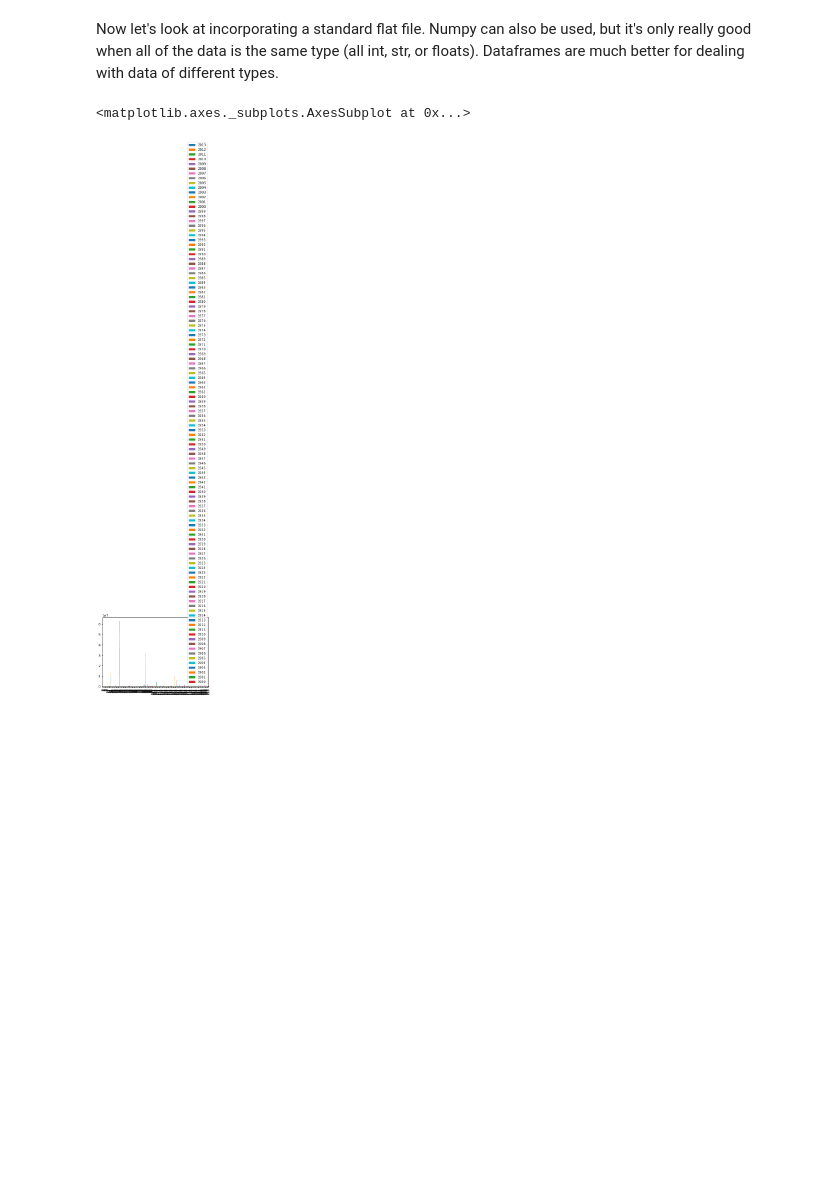
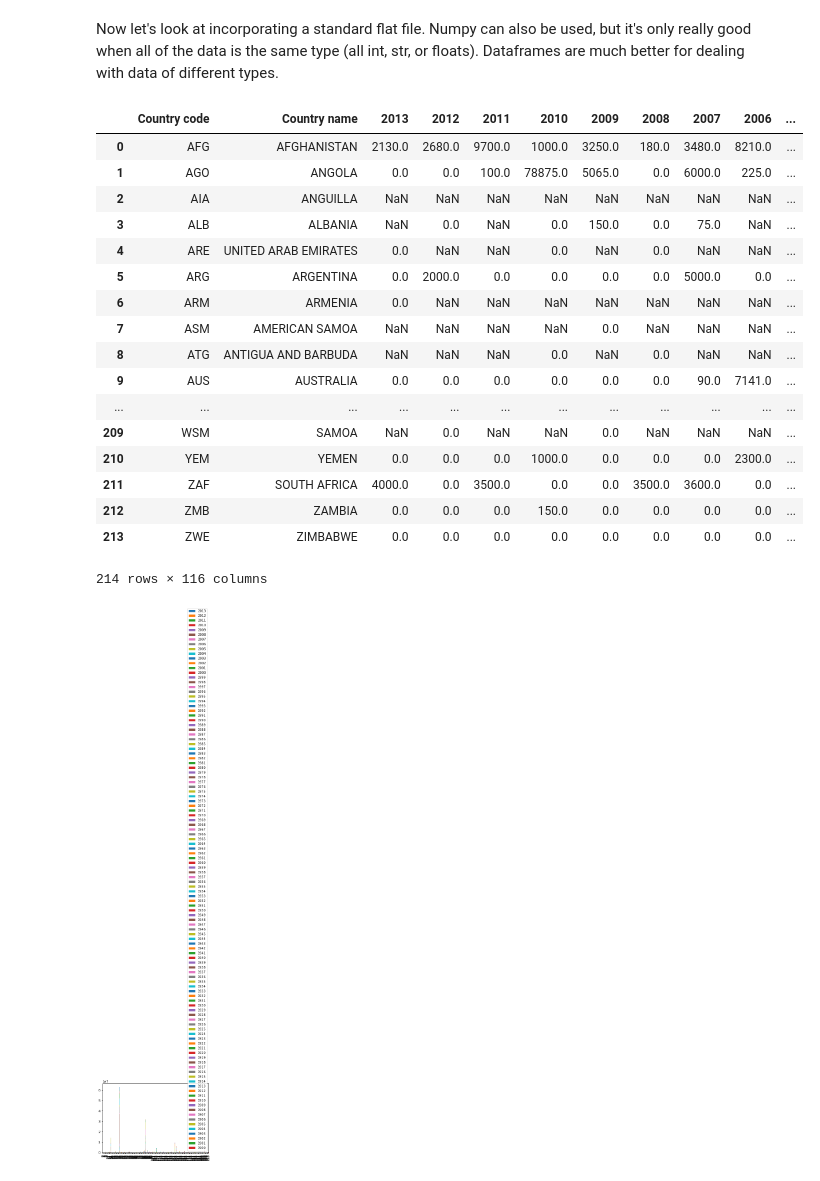
Before and after one commit to mashmouse/DataScienceForSocialGoodJupyterNotebooks, a Jupyter notebook: TestingJupyter.ipynb, the cells around one changed output. Saved outputs shown, nothing was run; the diff lists cells and outputs as text; code cells hidden in the pictures; blank space fills up the shorter version.

Commit message:
dataframe for the last section

```diff
--- a/TestingJupyter.ipynb
+++ b/TestingJupyter.ipynb
@@ -81,12 +81,31 @@ Dataframes are much better for dealing with data of different types.
 # %%
 import pandas as pd
 import matplotlib.pyplot as plt
 %matplotlib inline
 #This is necessary to make the plots show up in Jupyder.
 
 filename = 'C:\\Users\\Marli\\Documents\\datasets\\homelessbydisasters.csv'
 data = pd.read_csv(filename)
 data.plot.bar(stacked=True)
+df = pd.DataFrame(data)
+df
 # %% [output]
+|  | Country code | Country name | 2013 | 2012 | 2011 | 2010 | 2009 | 2008 | 2007 | 2006 | ... |
+| 0 | AFG | AFGHANISTAN | 2130.0 | 2680.0 | 9700.0 | 1000.0 | 3250.0 | 180.0 | 3480.0 | 8210.0 | ... |
+| 1 | AGO | ANGOLA | 0.0 | 0.0 | 100.0 | 78875.0 | 5065.0 | 0.0 | 6000.0 | 225.0 | ... |
+| 2 | AIA | ANGUILLA | NaN | NaN | NaN | NaN | NaN | NaN | NaN | NaN | ... |
+| 3 | ALB | ALBANIA | NaN | 0.0 | NaN | 0.0 | 150.0 | 0.0 | 75.0 | NaN | ... |
+| 4 | ARE | UNITED ARAB EMIRATES | 0.0 | NaN | NaN | 0.0 | NaN | 0.0 | NaN | NaN | ... |
+| 5 | ARG | ARGENTINA | 0.0 | 2000.0 | 0.0 | 0.0 | 0.0 | 0.0 | 5000.0 | 0.0 | ... |
+| 6 | ARM | ARMENIA | 0.0 | NaN | NaN | NaN | NaN | NaN | NaN | NaN | ... |
+| 7 | ASM | AMERICAN SAMOA | NaN | NaN | NaN | NaN | 0.0 | NaN | NaN | NaN | ... |
+| 8 | ATG | ANTIGUA AND BARBUDA | NaN | NaN | NaN | 0.0 | NaN | 0.0 | NaN | NaN | ... |
+| 9 | AUS | AUSTRALIA | 0.0 | 0.0 | 0.0 | 0.0 | 0.0 | 0.0 | 90.0 | 7141.0 | ... |
+| ... | ... | ... | ... | ... | ... | ... | ... | ... | ... | ... | ... |
+| 209 | WSM | SAMOA | NaN | 0.0 | NaN | NaN | 0.0 | NaN | NaN | NaN | ... |
+| 210 | YEM | YEMEN | 0.0 | 0.0 | 0.0 | 1000.0 | 0.0 | 0.0 | 0.0 | 2300.0 | ... |
+| 211 | ZAF | SOUTH AFRICA | 4000.0 | 0.0 | 3500.0 | 0.0 | 0.0 | 3500.0 | 3600.0 | 0.0 | ... |
+| 212 | ZMB | ZAMBIA | 0.0 | 0.0 | 0.0 | 150.0 | 0.0 | 0.0 | 0.0 | 0.0 | ... |
+| 213 | ZWE | ZIMBABWE | 0.0 | 0.0 | 0.0 | 0.0 | 0.0 | 0.0 | 0.0 | 0.0 | ... |
-<matplotlib.axes._subplots.AxesSubplot at 0x...>
+214 rows × 116 columns
 [figure]
```
